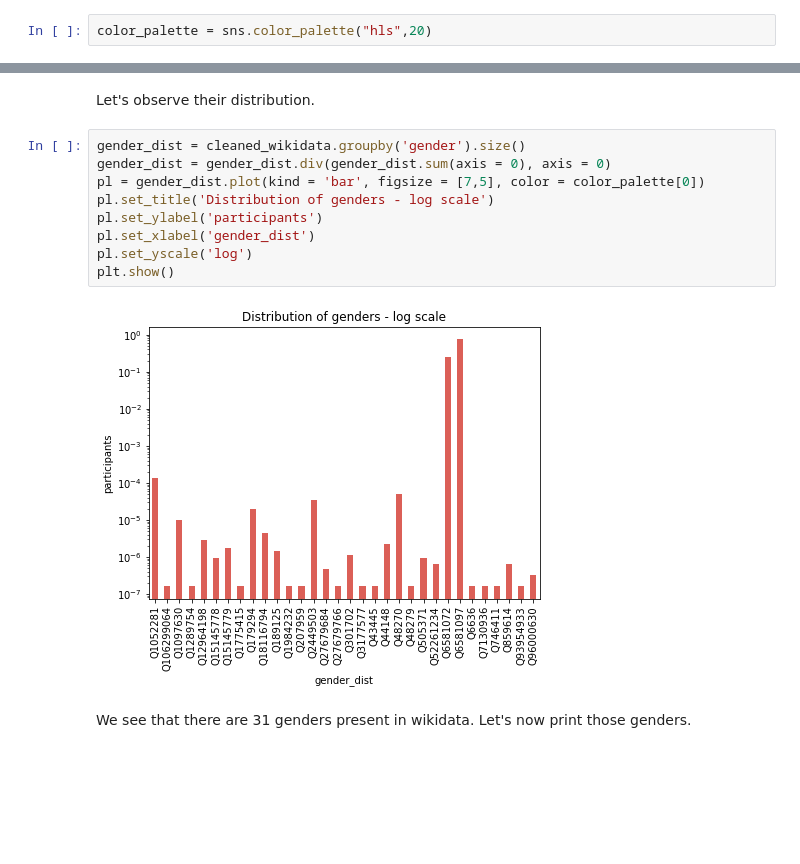
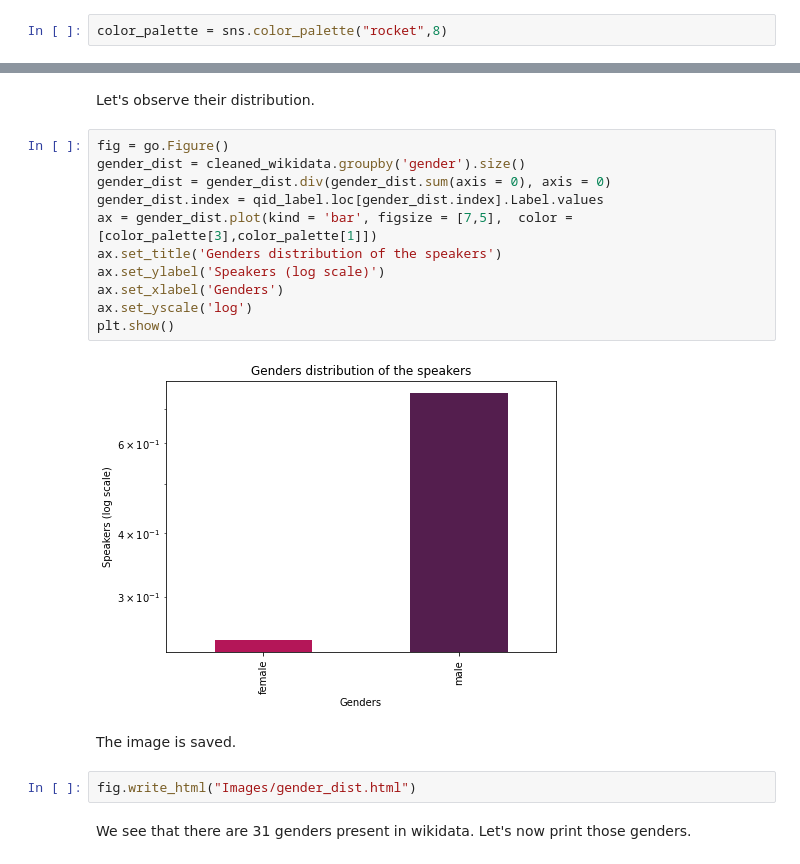
Before and after one commit to coraliegrobel/ada-2021-project-sv4ever, a Jupyter notebook: ada_main.ipynb, the cells around one changed output, grey strips where cells are left out. Drawn from its saved outputs; the diff is of its cells as text; blank space fills up the shorter version.

Commit message:
couleurs et save plots

```diff
--- a/ada_main.ipynb
+++ b/ada_main.ipynb
@@ -165,7 +167,7 @@ We see that not all quotes are in English. Therefore, in part [2.3 Creation of D
 # %% [markdown]
 Before the visualisation, we define a color palette that will be used carefully throughout the project to be robust for color blind people.
 # %%
-color_palette = sns.color_palette("hls",20)
+color_palette = sns.color_palette("rocket",8)
 # %% [markdown]
 Let's visualise the languages in this sample of our dataset.
 # %%
@@ -262,16 +269,22 @@ array(['Q6581097', 'Q6581072', 'Q179294', 'Q1052281', 'Q48270',
 # %% [markdown]
 Let's observe their distribution.
 # %%
+fig = go.Figure()
 gender_dist = cleaned_wikidata.groupby('gender').size()
 gender_dist = gender_dist.div(gender_dist.sum(axis = 0), axis = 0)
-pl = gender_dist.plot(kind = 'bar', figsize = [7,5], color = color_palette[0])
-pl.set_title('Distribution of genders - log scale')
-pl.set_ylabel('participants')
-pl.set_xlabel('gender_dist')
-pl.set_yscale('log')
+gender_dist.index = qid_label.loc[gender_dist.index].Label.values
+ax = gender_dist.plot(kind = 'bar', figsize = [7,5],  color = [color_palette[3],color_palette[1]])
+ax.set_title('Genders distribution of the speakers')
+ax.set_ylabel('Speakers (log scale)')
+ax.set_xlabel('Genders')
+ax.set_yscale('log')
 plt.show()
 # %% [output]
-[figure, old version]
+[figure, new version]
+# %% [markdown]
+The image is saved.
+# %%
+fig.write_html("Images/gender_dist.html")
 # %% [markdown]
 We see that there are 31 genders present in wikidata. Let's now print those genders.
 # %%
```
Also changed, not shown: parts of 13 cells of this notebook.
